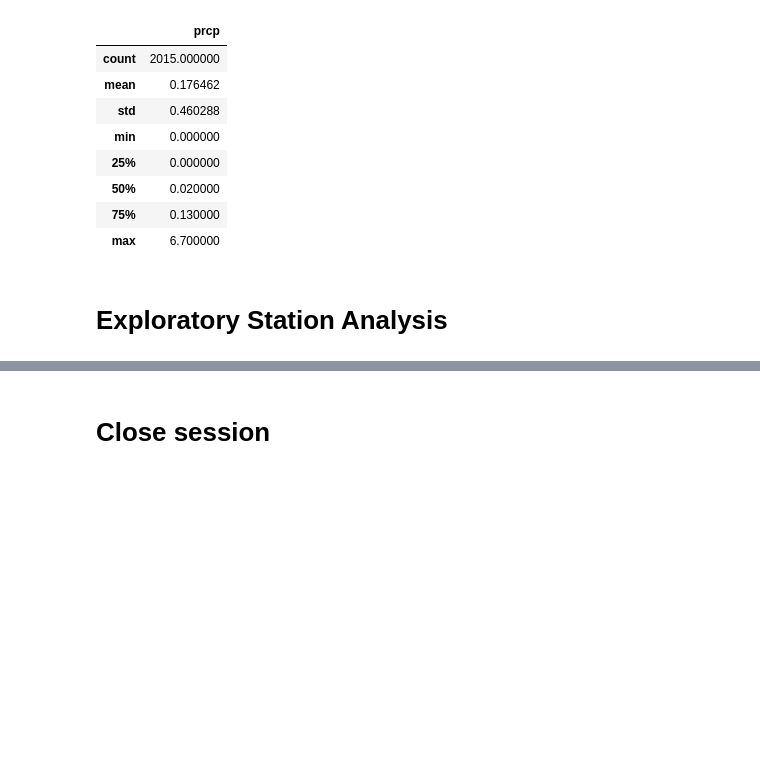
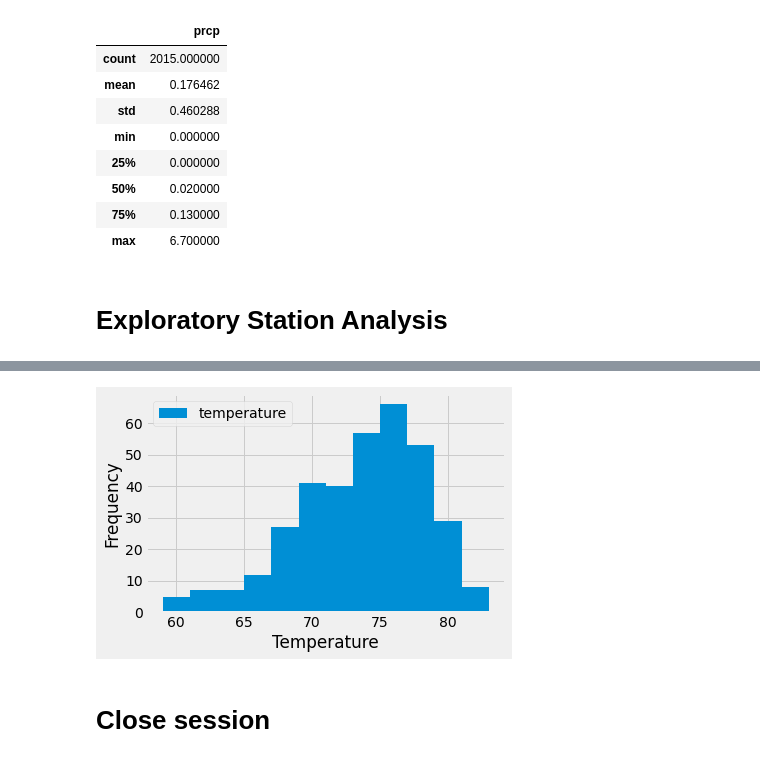
Before and after one commit to DINHC/sqlalchemy-challenge, a Jupyter notebook: climate_starter.ipynb, the cells around one changed output, grey strips where cells are left out. Saved outputs shown, nothing was run; the diff lists cells and outputs as text; code cells hidden in the pictures; blank space fills up the shorter version.

Commit message:
Finished the ipynb but need to check sort by date

```diff
--- a/climate_starter.ipynb
+++ b/climate_starter.ipynb
@@ -126,2 +150,7 @@ precipitation_df.describe()
 # %%
 # Using the most active station id from the previous query, calculate the lowest, highest, and average temperature.
+
+most_active_station = 'USC00519281'
+temps = session.query(func.min(Measurement.tobs), func.max(Measurement.tobs), func.avg(Measurement.tobs)).\
+    filter(Measurement.station == most_active_station).all()
+temps
@@ -128,3 +159,8 @@ precipitation_df.describe()
 # %%
 # Using the most active station id
 # Query the last 12 months of temperature observation data for this station and plot the results as a histogram
+temp_ob = session.query(Measurement.date, Measurement.tobs).filter(Measurement.station == most_active_station).\
+    filter(func.strftime("%Y-%m-%d", Measurement.date) >= dt.date(2016, 8, 23)).all()
+
+temp_observation_df = pd.DataFrame(temp_ob, columns = ['date', 'temperature'])
+temp_observation_df.head()
@@ -131,3 +174,16 @@ precipitation_df.describe()
+# %%
+fig, ax = plt.subplots()
+temp_observation_df.plot.hist(bins = 12, ax = ax)
+
+ax.set_xlabel('Temperature')
+ax.set_ylabel('Frequency')
+
+plt.savefig("Resources/ActiveStationTemp.png")
+
+plt.tight_layout()
+plt.show()
+# %% [output]
+[figure, added]
 # %% [markdown]
 # Close session
 # %%
```
Also changed, not shown: parts of 5 cells of this notebook, 1 other file.
